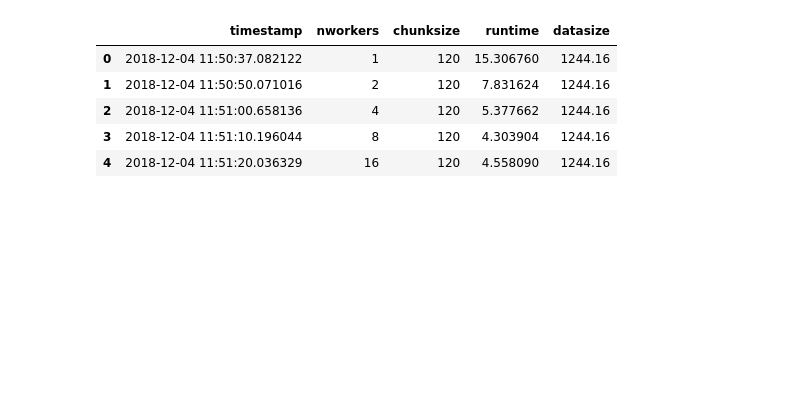
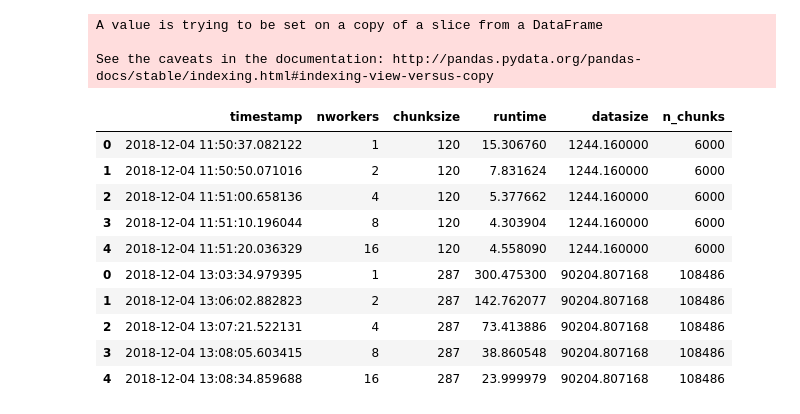
Before and after one commit to rabernat/pangeo_esgf_demo, a Jupyter notebook: analyze_benchmarks.ipynb, the cells around one changed output. Cells and saved outputs as stored; diff of their text form; code cells hidden in the pictures; blank space fills up the shorter version.

```diff
--- a/analyze_benchmarks.ipynb
+++ b/analyze_benchmarks.ipynb
@@ -4,6 +5,14 @@ from matplotlib import pyplot as plt
 %matplotlib inline
 # %%
-df = pd.read_csv("benchmark.csv", parse_dates=['timestamp'])
+nt_gfdl = 6000
+nt_newmann = 12054*9
+
+df1 = pd.read_csv("benchmark.csv", parse_dates=['timestamp'])
+df1['n_tds_pods'] = 1
+df2 = pd.read_csv("benchmark_3pods.csv", parse_dates=['timestamp'])
+df2['n_tds_pods'] = 3
+df = pd.concat([df1, df2])
 df = df.drop(df.columns[0], axis=1)
+df['n_chunks'] = nt_gfdl
 df
 # %% [output]
@@ -27,13 +36,25 @@ df
 # %%
-df_zarr = pd.read_csv("benchmark_zarr.csv", parse_dates=['timestamp'])
+fnames_zarr = ['benchmark_zarr.csv', 'benchmark_zarr_newmann.csv']
+
+df_zarr = pd.concat([pd.read_csv(fname, parse_dates=['timestamp']) for fname in fnames_zarr])
 df_zarr = df_zarr.drop(df_zarr.columns[0], axis=1)
+df_zarr['n_chunks'] = nt_gfdl
+df_zarr.n_chunks[df_zarr.chunksize==287] = nt_newmann
 df_zarr
 # %% [output]
+A value is trying to be set on a copy of a slice from a DataFrame
+
+See the caveats in the documentation: http://pandas.pydata.org/pandas-docs/stable/indexing.html#indexing-view-versus-copy
-|  | timestamp | nworkers | chunksize | runtime | datasize |
-| 0 | 2018-12-04 11:50:37.082122 | 1 | 120 | 15.306760 | 1244.16 |
-| 1 | 2018-12-04 11:50:50.071016 | 2 | 120 | 7.831624 | 1244.16 |
-| 2 | 2018-12-04 11:51:00.658136 | 4 | 120 | 5.377662 | 1244.16 |
-| 3 | 2018-12-04 11:51:10.196044 | 8 | 120 | 4.303904 | 1244.16 |
-| 4 | 2018-12-04 11:51:20.036329 | 16 | 120 | 4.558090 | 1244.16 |
+|  | timestamp | nworkers | chunksize | runtime | datasize | n_chunks |
+| 0 | 2018-12-04 11:50:37.082122 | 1 | 120 | 15.306760 | 1244.160000 | 6000 |
+| 1 | 2018-12-04 11:50:50.071016 | 2 | 120 | 7.831624 | 1244.160000 | 6000 |
+| 2 | 2018-12-04 11:51:00.658136 | 4 | 120 | 5.377662 | 1244.160000 | 6000 |
+| 3 | 2018-12-04 11:51:10.196044 | 8 | 120 | 4.303904 | 1244.160000 | 6000 |
+| 4 | 2018-12-04 11:51:20.036329 | 16 | 120 | 4.558090 | 1244.160000 | 6000 |
+| 0 | 2018-12-04 13:03:34.979395 | 1 | 287 | 300.475300 | 90204.807168 | 108486 |
+| 1 | 2018-12-04 13:06:02.882823 | 2 | 287 | 142.762077 | 90204.807168 | 108486 |
+| 2 | 2018-12-04 13:07:21.522131 | 4 | 287 | 73.413886 | 90204.807168 | 108486 |
+| 3 | 2018-12-04 13:08:05.603415 | 8 | 287 | 38.860548 | 90204.807168 | 108486 |
+| 4 | 2018-12-04 13:08:34.859688 | 16 | 287 | 23.999979 | 90204.807168 | 108486 |
 # %%
 # add a few columns of derived data
```
Also changed, not shown: parts of 6 cells of this notebook, 4 other files.
